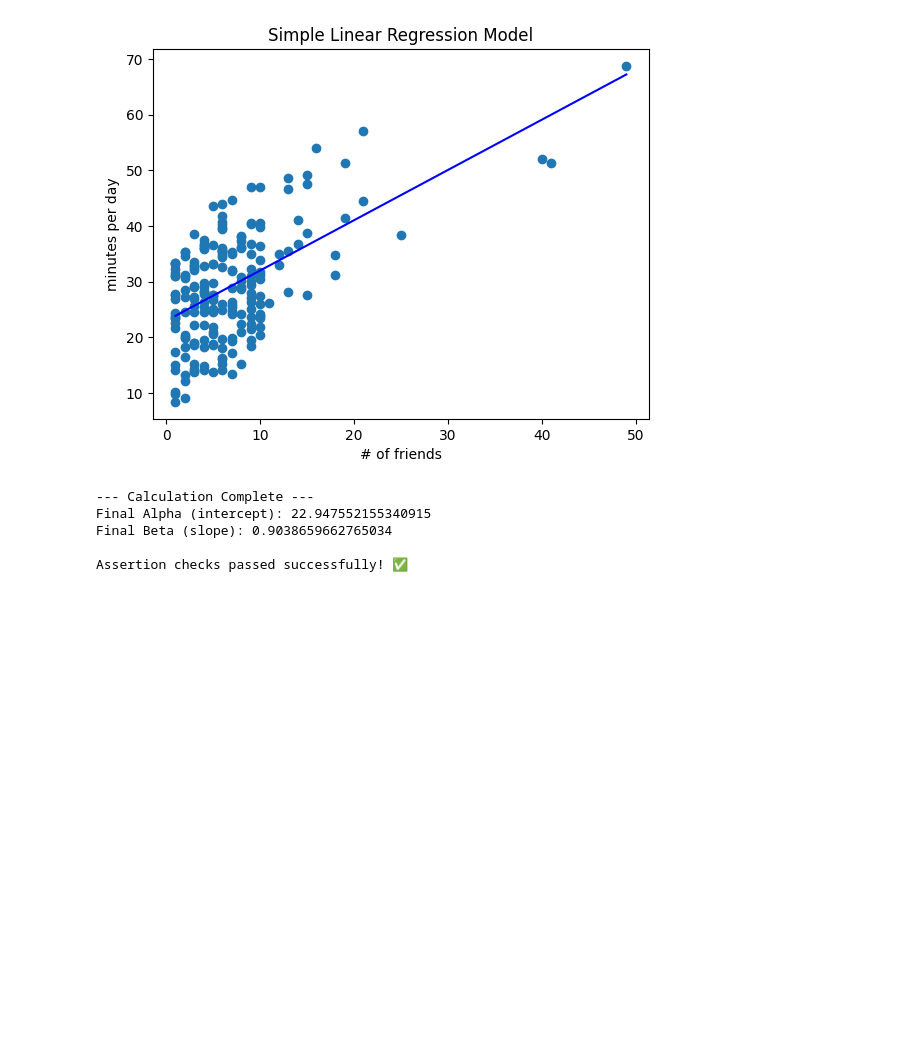
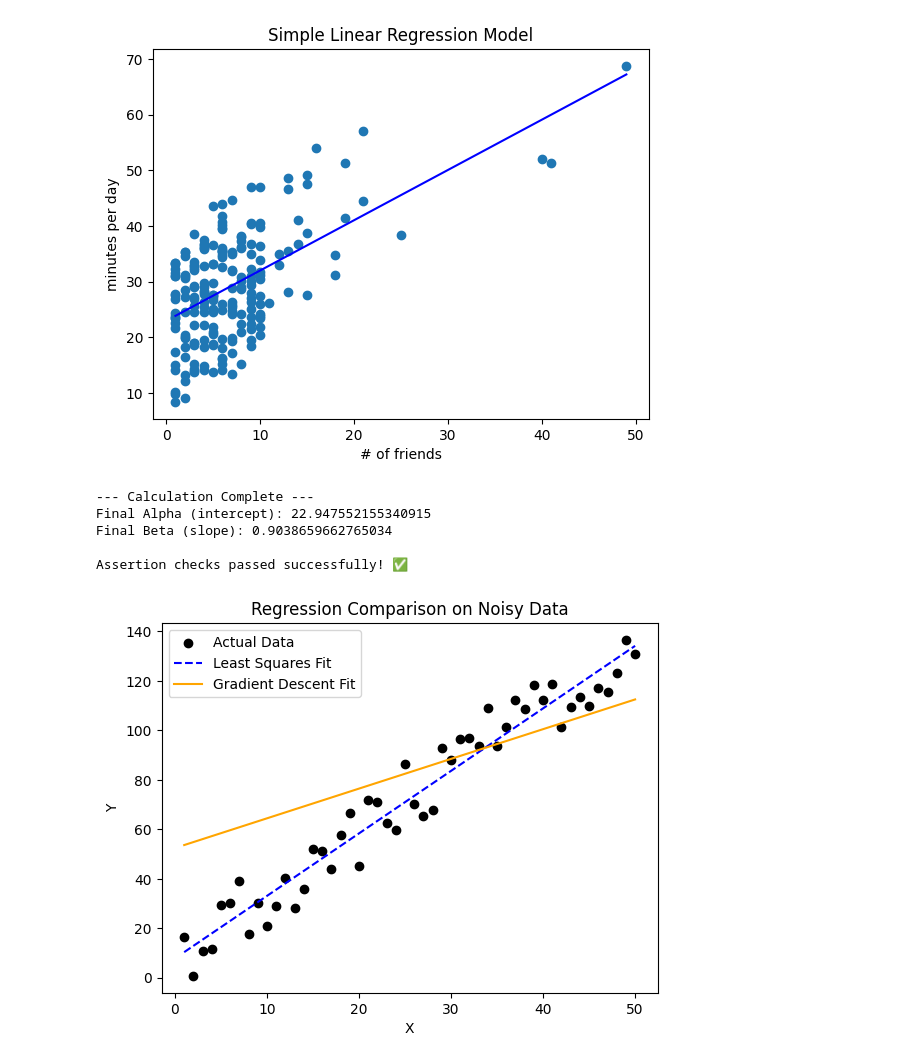
Before and after one commit to Shivashant-Manohar/aiml, a Jupyter notebook: 04-SimpleLinearRegression/simpleLinearRegression.ipynb, the cells around one changed output. Cells and saved outputs as stored; diff of their text form; code cells hidden in the pictures; blank space fills up the shorter version.

```diff
--- a/04-SimpleLinearRegression/simpleLinearRegression.ipynb
+++ b/04-SimpleLinearRegression/simpleLinearRegression.ipynb
@@ -135,3 +137,85 @@ Final Alpha (intercept): 22.947552155340915
 Final Beta (slope): 0.9038659662765034
 
 Assertion checks passed successfully! ✅
+# %%
+# Compare Least Squares vs Gradient Descent on Noisy Data
+
+import random
+import matplotlib.pyplot as plt
+import tqdm
+
+# 1. Create noisy synthetic data
+random.seed(42)
+x_data = [i for i in range(1, 51)]
+y_data = [2.5 * x + 10 + random.uniform(-15, 15) for x in x_data]
+
+# 2. Define helper functions
+def predict(alpha: float, beta: float, x_i: float) -> float:
+    return beta * x_i + alpha
+
+def error(alpha: float, beta: float, x_i: float, y_i: float) -> float:
+    return predict(alpha, beta, x_i) - y_i
+
+def mean(data: list[float]) -> float:
+    return sum(data) / len(data)
+
+def de_mean(data: list[float]) -> list[float]:
+    x_bar = mean(data)
+    return [x_i - x_bar for x_i in data]
+
+def standard_deviation(data: list[float]) -> float:
+    n = len(data)
+    return (sum((x - mean(data))**2 for x in data) / (n - 1)) ** 0.5
+
+def correlation(x: list[float], y: list[float]) -> float:
+    stdev_x = standard_deviation(x)
+    stdev_y = standard_deviation(y)
+    if stdev_x > 0 and stdev_y > 0:
+        return sum((x_i - mean(x)) * (y_i - mean(y)) for x_i, y_i in zip(x, y)) / ((len(x) - 1) * stdev_x * stdev_y)
+    else:
+        return 0
+
+def least_squares_fit(x: list[float], y: list[float]) -> tuple[float, float]:
+    beta = correlation(x, y) * standard_deviation(y) / standard_deviation(x)
+    alpha = mean(y) - beta * mean(x)
+    return alpha, beta
+
+def sum_of_sqerrors(alpha, beta, x, y):
+    return sum((predict(alpha, beta, x_i) - y_i)**2 for x_i, y_i in zip(x, y))
+
+def gradient_step(v, gradient, step_size):
+    return [v_i + step_size * grad_i for v_i, grad_i in zip(v, gradient)]
+
+# 3. Least squares solution
+alpha_ls, beta_ls = least_squares_fit(x_data, y_data)
+predicted_ls = [predict(alpha_ls, beta_ls, x) for x in x_data]
+
+# 4. Gradient descent solution
+guess = [100.0, -5.0]  # bad initial guess to exaggerate difference
+learning_rate = 0.00001
+num_epochs = 3000
+
+with tqdm.trange(num_epochs) as t:
+    for _ in t:
+        alpha, beta = guess
+        grad_a = sum(2 * error(alpha, beta, x_i, y_i) for x_i, y_i in zip(x_data, y_data))
+        grad_b = sum(2 * error(alpha, beta, x_i, y_i) * x_i for x_i, y_i in zip(x_data, y_data))
+        loss = sum_of_sqerrors(alpha, beta, x_data, y_data)
+        t.set_description(f"loss: {loss:.2f}")
+        guess = gradient_step(guess, [grad_a, grad_b], -learning_rate)
+
+alpha_gd, beta_gd = guess
+predicted_gd = [predict(alpha_gd, beta_gd, x) for x in x_data]
+
+# 5. Plot comparison
+plt.scatter(x_data, y_data, label="Actual Data", color='black')
+plt.plot(x_data, predicted_ls, label="Least Squares Fit", linestyle='--', color='blue')
+plt.plot(x_data, predicted_gd, label="Gradient Descent Fit", linestyle='-', color='orange')
+
+plt.title("Regression Comparison on Noisy Data")
+plt.xlabel("X")
+plt.ylabel("Y")
+plt.legend()
+plt.show()
+# %% [output]
+[figure, added]
```
Also changed, not shown: parts of 1 cell of this notebook.
